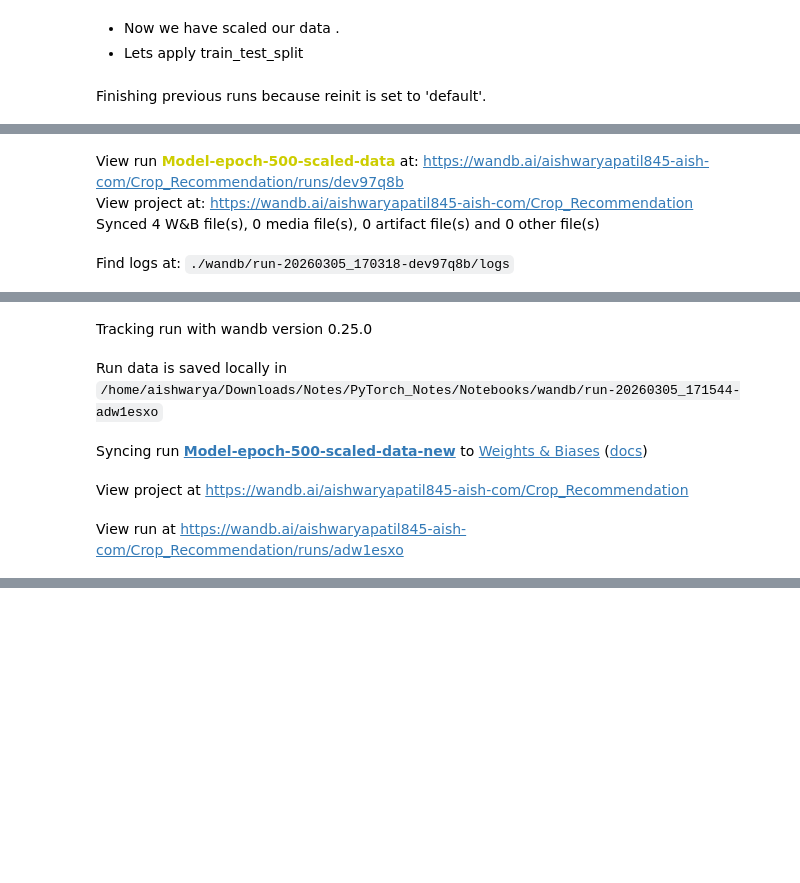
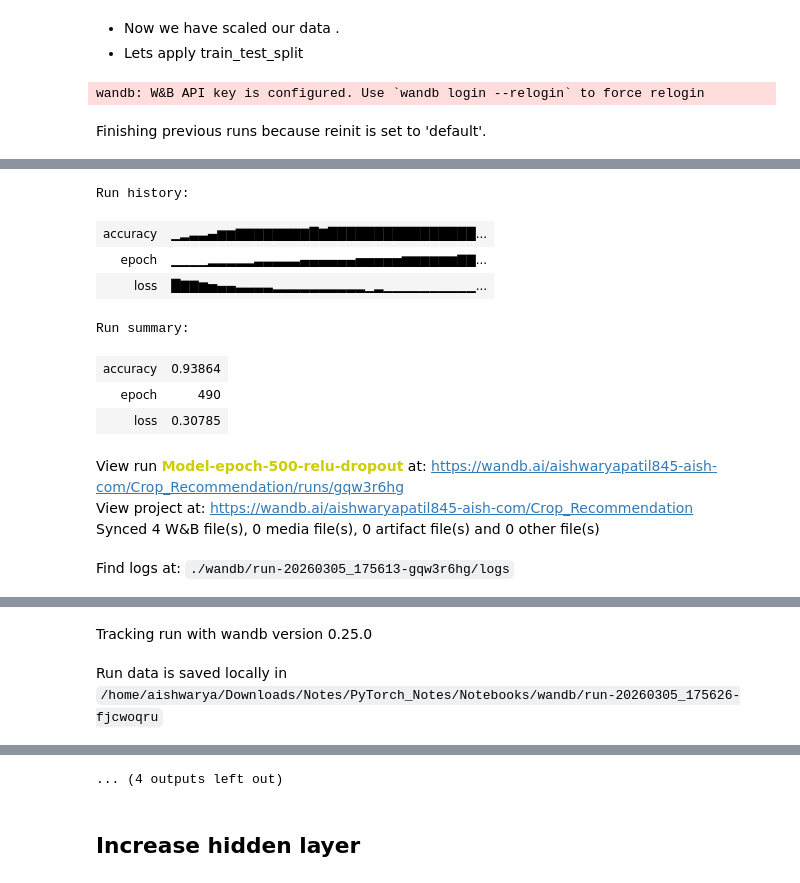
Before and after one commit to Aishwarya240/Pytorch_Notes, a Jupyter notebook: Notebooks/Crop recommendation model.ipynb, the cells around one changed output, grey strips where cells are left out. Drawn from its saved outputs; the diff is of its cells as text; code cells hidden in the pictures; blank space fills up the shorter version.

Commit message:
Added extra layers in Crop recommendation model

```diff
--- a/Notebooks/Crop recommendation model.ipynb
+++ b/Notebooks/Crop recommendation model.ipynb
@@ -487,42 +487,48 @@ run = wandb.init(
     config={
         "learning_rate": 0.001,
         "architecture": "FNN",
         "dataset": "crop_recommndation",
         "epochs": 500,
     },
 )
 
 # Training loop
 epoches = 500
 
 for epoch in range(epoches):
     model.train()
 
-    out = model(X_tensors)
-    loss = loss_function(out, y_tensors)
+    out = model(X_train)
+    loss = loss_function(out, y_train)
 
     optimizer.zero_grad()
     loss.backward()
     optimizer.step()
 
     # accuracy
     model.eval()
     y_pred = model(X_test).argmax(dim=1)
     acc = accuracy_score(y_test, y_pred)
 
     if epoch % 10 == 0 :
         print("Epoch: ", epoch, "Loss value: ", loss.item())
         run.log({"loss": loss.item(), "epoch": epoch, "accuracy": acc})
 # %% [output]
+wandb: W&B API key is configured. Use `wandb login --relogin` to force relogin
 Finishing previous runs because reinit is set to 'default'.
 [interactive output not drawn]
+Run history:
+| accuracy | ▁▂▃▃▄▆▆▇▇▇▇▇▇▇▇█▇████████████████... |
+| epoch | ▁▁▁▁▂▂▂▂▂▃▃▃▃▃▄▄▄▄▄▄▅▅▅▅▅▆▆▆▆▆▆▇▇... |
+| loss | █▇▇▆▅▄▄▃▃▃▃▂▂▂▂▂▂▂▂▂▂▁▂▁▁▁▁▁▁▁▁▁▁... |
+Run summary:
+| accuracy | 0.93864 |
+| epoch | 490 |
+| loss | 0.30785 |
-View run Model-epoch-500-scaled-data at: https://wandb.ai/aishwaryapatil845-aish-com/Crop_Recommendation/runs/dev97q8b
+View run Model-epoch-500-relu-dropout at: https://wandb.ai/aishwaryapatil845-aish-com/Crop_Recommendation/runs/gqw3r6hg
 View project at: https://wandb.ai/aishwaryapatil845-aish-com/Crop_Recommendation
 Synced 4 W&B file(s), 0 media file(s), 0 artifact file(s) and 0 other file(s)
-Find logs at: ./wandb/run-20260305_170318-dev97q8b/logs
+Find logs at: ./wandb/run-20260305_175613-gqw3r6hg/logs
 [interactive output not drawn]
 Tracking run with wandb version 0.25.0
-Run data is saved locally in /home/aishwarya/Downloads/Notes/PyTorch_Notes/Notebooks/wandb/run-20260305_171544-adw1esxo
+Run data is saved locally in /home/aishwarya/Downloads/Notes/PyTorch_Notes/Notebooks/wandb/run-20260305_175626-fjcwoqru
-Syncing run Model-epoch-500-scaled-data-new to Weights & Biases (docs)
-View project at https://wandb.ai/aishwaryapatil845-aish-com/Crop_Recommendation
-View run at https://wandb.ai/aishwaryapatil845-aish-com/Crop_Recommendation/runs/adw1esxo
@@ -545,0 +535,3 @@ Epoch:  490 Loss value:  0.2990646958351135
+... (4 outputs left out)
+# %% [markdown]
+## Increase hidden layer
```
Also changed, not shown: parts of 10 cells of this notebook, 38 other files.
